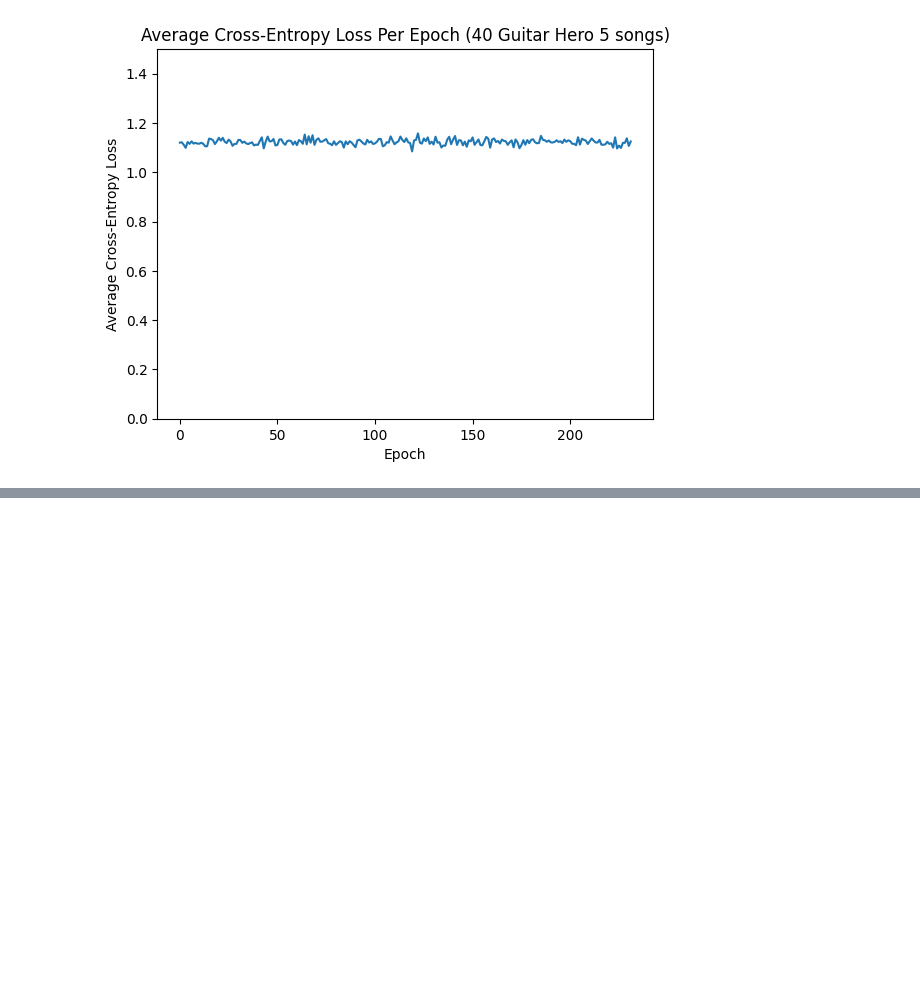
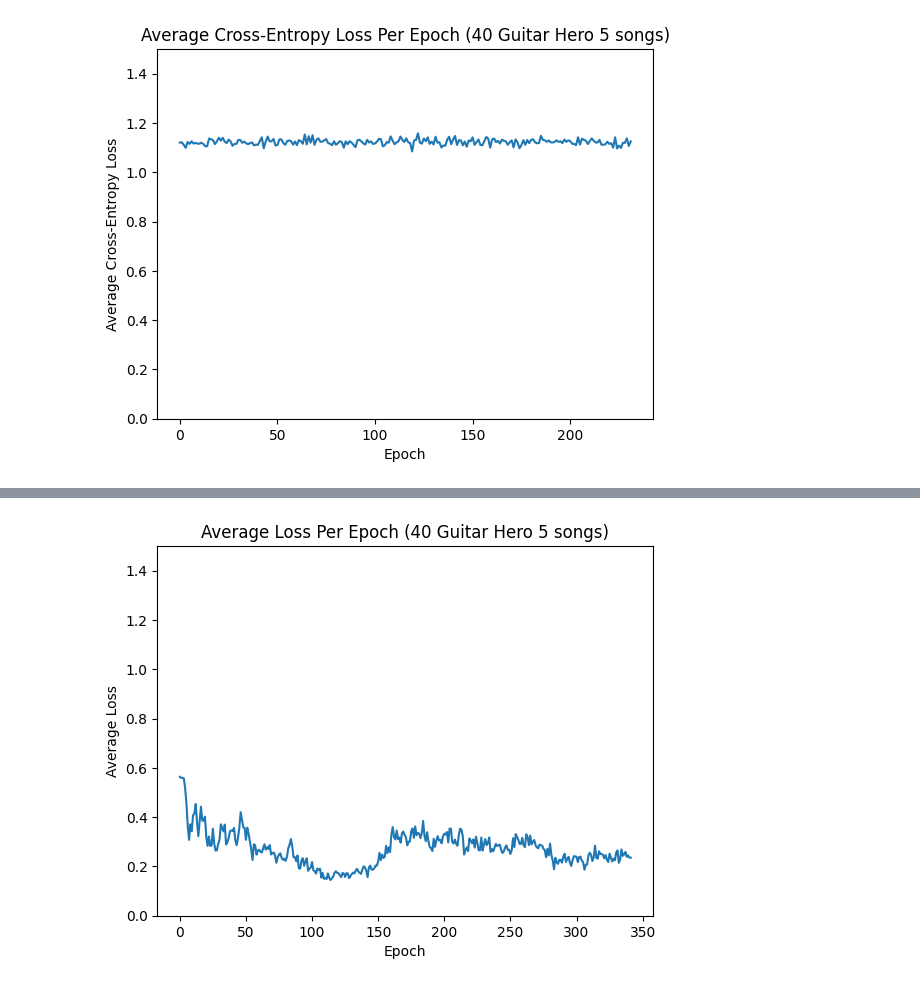
Before and after one commit to mb6611/audio2hero, a Jupyter notebook: graphs.ipynb, the cells around one changed output, grey strips where cells are left out. Cells and saved outputs as stored; diff of their text form; code cells hidden in the pictures; blank space fills up the shorter version.

```diff
--- a/graphs.ipynb
+++ b/graphs.ipynb
@@ -28,0 +65,12 @@ plt.show()
+# %%
+losses5 = np.load("losses5.npy")
+average_losses5 = [np.mean(epoch) for epoch in losses5]
+# %%
+plt.title("Average Loss Per Epoch (40 Guitar Hero 5 songs)")
+plt.xlabel("Epoch")
+plt.ylabel("Average Loss")
+plt.ylim(0,1.5)
+plt.plot(list(range(len(average_losses5))), average_losses5)
+plt.show()
+# %% [output]
+[figure, added]
```
Also changed, not shown: parts of 9 cells of this notebook, 4 other files.
